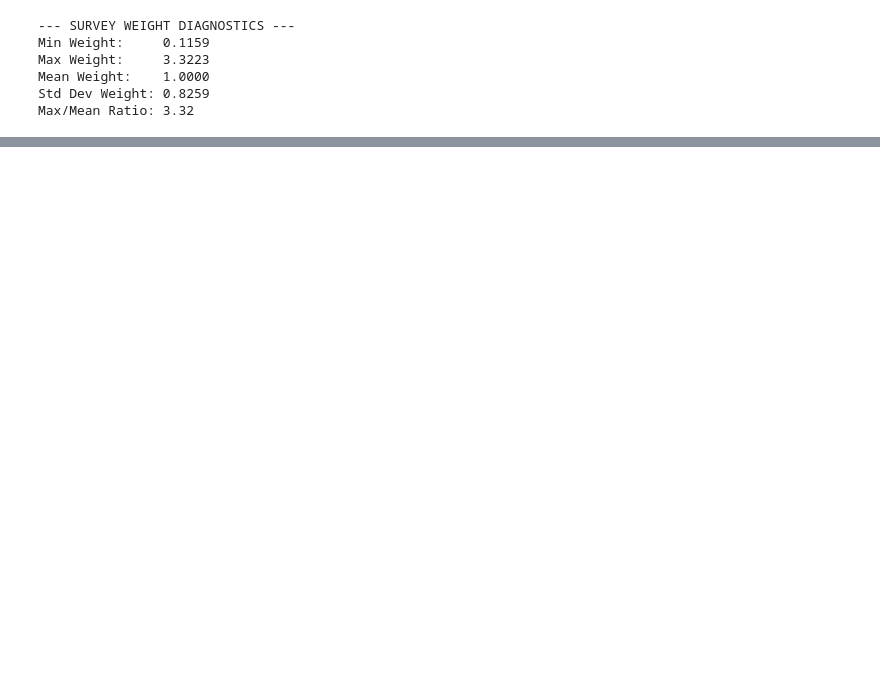
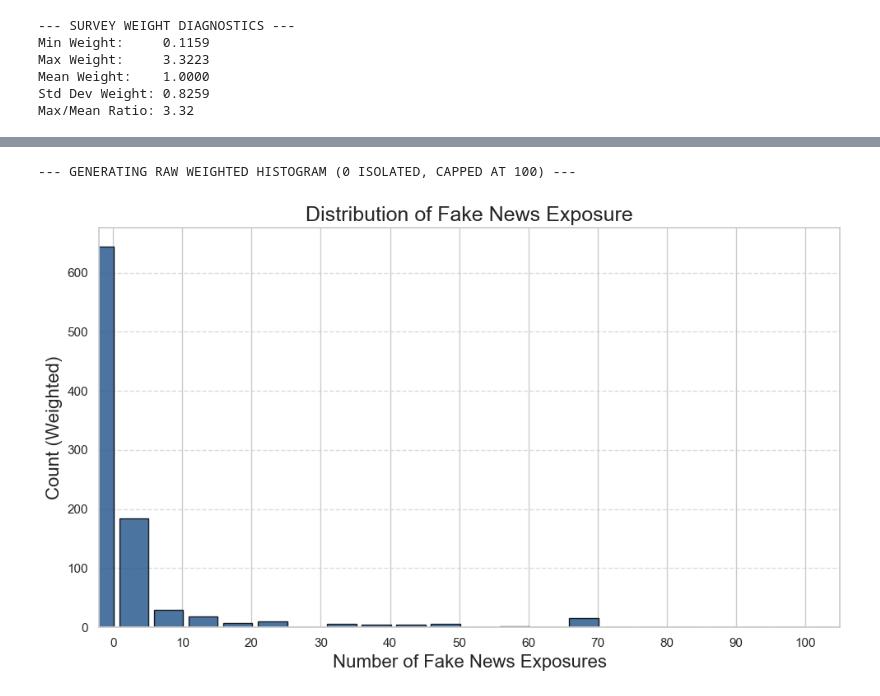
Before and after one commit to rickyrojas311/untrustworthy_news_effects, a Jupyter notebook: jack_exploration.ipynb, the cells around one changed output, grey strips where cells are left out. Cells and saved outputs as stored; diff of their text form; code cells hidden in the pictures; blank space fills up the shorter version.

```diff
--- a/jack_exploration.ipynb
+++ b/jack_exploration.ipynb
@@ -791,0 +1175,48 @@ Name: weight, Length: 1151, dtype: float64
+# %%
+
+
+df_filtered = df.loc[df.index.isin(X_matrix.index)]
+
+clean_df = df_filtered[['untrustworthy_n', 'weight_post']].dropna()
+
+counts = clean_df['untrustworthy_n'].values
+weights = clean_df['weight_post'].values
+
+
+
+
+bins = np.concatenate([[-4.5], np.arange(0.5, 111, 5)])
+
+fig, ax = plt.subplots(figsize=(10, 6))
+
+
+counts_output, bins_output, patches = ax.hist(
+    counts,
+    bins=bins,
+    weights=weights,
+    color='
+    edgecolor='black',
+    alpha=0.85,
+    rwidth=0.85
+)
+
+
+ax.set_title("Distribution of Fake News Exposure", fontsize=18)
+ax.set_xlabel("Number of Fake News Exposures", fontsize=16)
+ax.set_ylabel("Count (Weighted)", fontsize=16)
+
+
+ax.set_xlim(-2, 105)
+
+
+ax.set_xticks([0, 10, 20, 30, 40, 50, 60, 70, 80, 90, 100])
+
+
+ax.yaxis.grid(True, linestyle='--', alpha=0.7, color='
+ax.set_axisbelow(True)
+
+plt.tight_layout()
+plt.show()
+# %% [output]
+--- GENERATING RAW WEIGHTED HISTOGRAM (0 ISOLATED, CAPPED AT 100) ---
+[figure, added]
```
Also changed, not shown: parts of 16 cells of this notebook, 2 other files.
